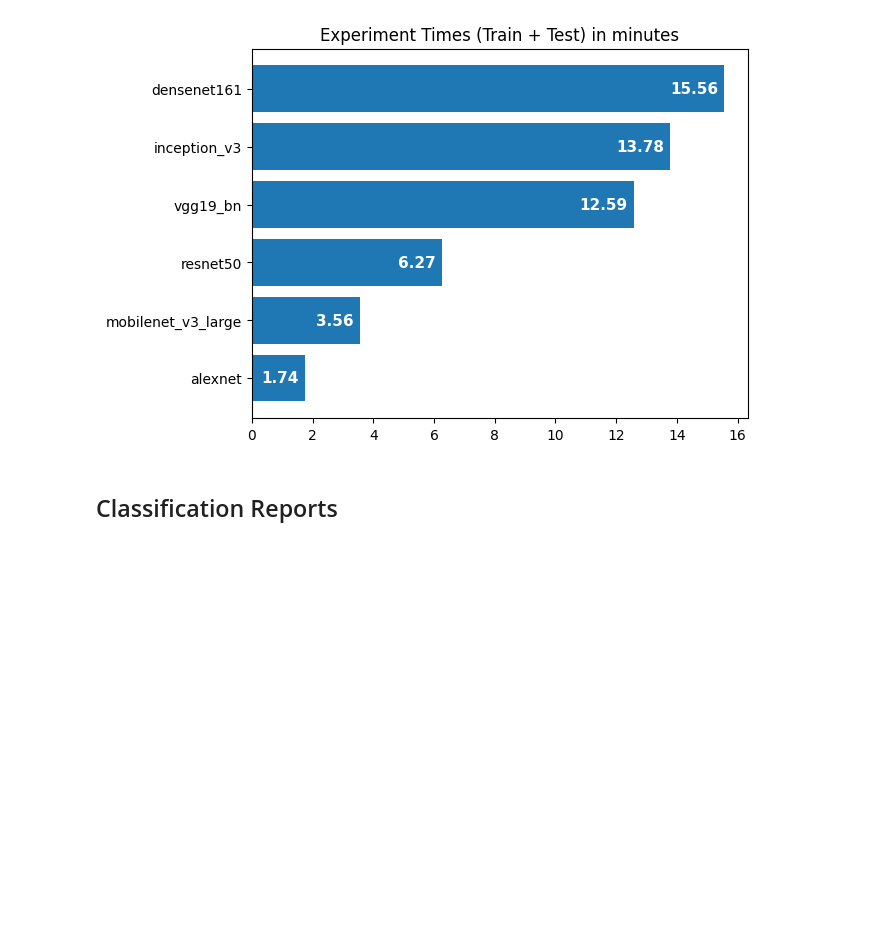
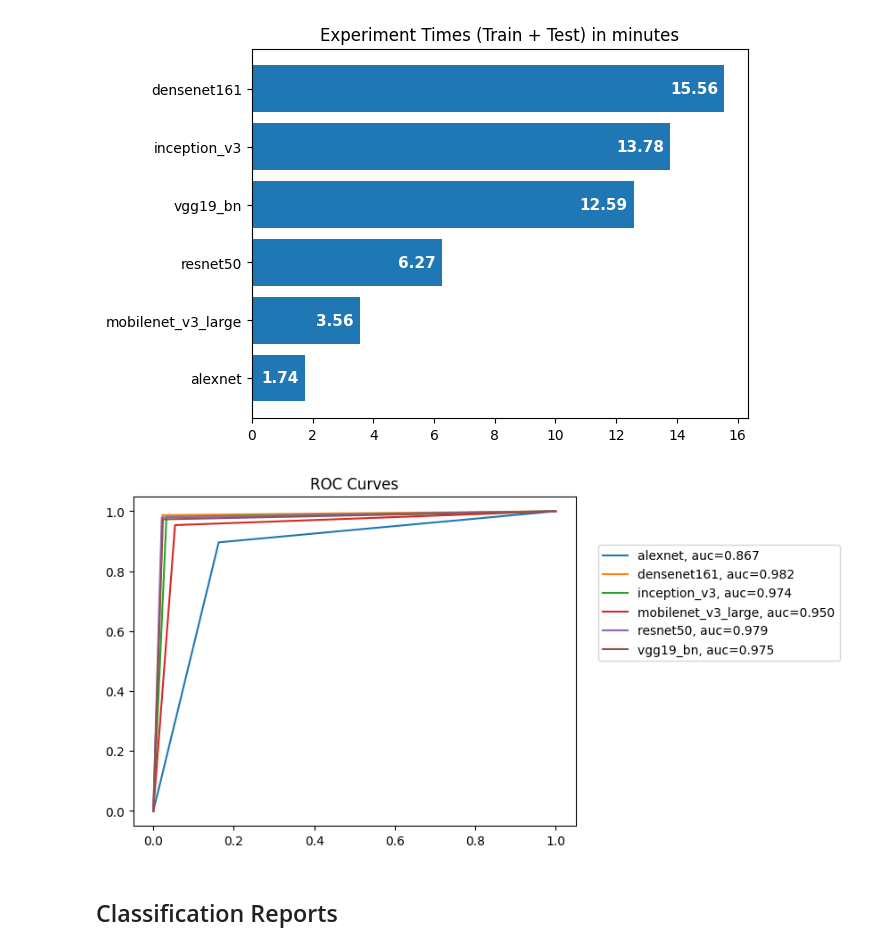
Before and after one commit to oguzaliarslan/pet_classification, a Jupyter notebook: catvsdog-modeling.ipynb, the cells around one changed output. Saved outputs shown, nothing was run; the diff lists cells and outputs as text; code cells hidden in the pictures; blank space fills up the shorter version.

```diff
--- a/catvsdog-modeling.ipynb
+++ b/catvsdog-modeling.ipynb
@@ -595,6 +595,17 @@ for idx, value in enumerate(sorted_dict.values()):
     plt.text(value-0.2, idx, f"{value:.2f}", weight="bold", fontsize=11, color="white", va="center", ha="right")
 # %% [output]
 [figure]
+# %%
+for idx, pred in enumerate(model_preds):
+    fpr, tpr, _ = roc_curve(true_labels,  pred)
+    auc = roc_auc_score(true_labels,  pred)
+    plt.plot(fpr, tpr, label=f"{model_names[idx]}, auc={auc:.3f}")
+
+plt.title("ROC Curves")
+plt.legend(loc=(1.05,0.5))
+plt.show()
+# %% [output]
+[figure, added]
 # %% [markdown]
 ## Classification Reports
 # %%
```
Also changed, not shown: parts of 2 cells of this notebook, 3 other files.
